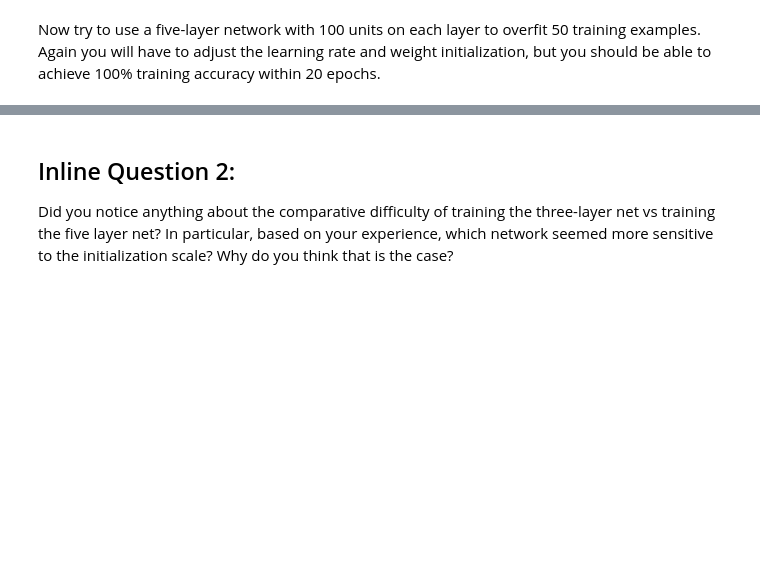
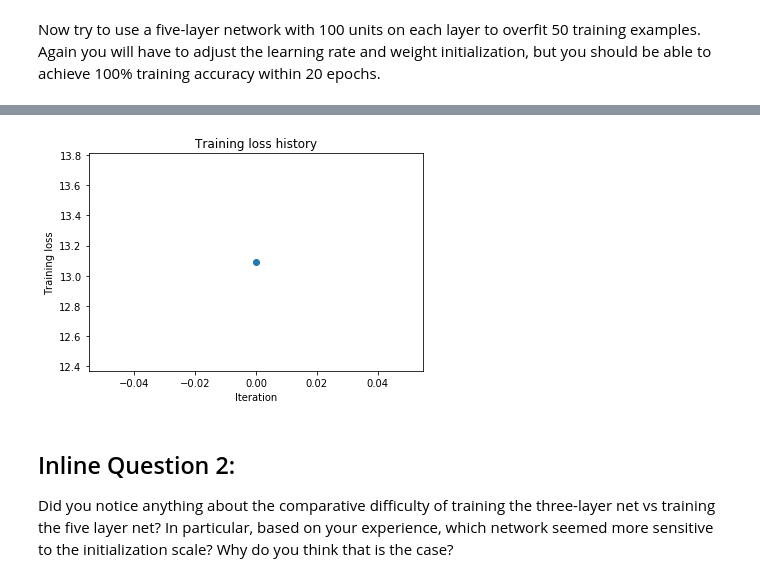
Before and after one commit to HuiChihWang/cs231n.github.io, a Jupyter notebook: assignments/2018/spring1718_assignment2_v2/FullyConnectedNets.ipynb, the cells around one changed output, grey strips where cells are left out. Saved outputs shown, nothing was run; the diff lists cells and outputs as text; code cells hidden in the pictures; blank space fills up the shorter version.

Commit message:
fully layer overfitting five layer

```diff
--- a/assignments/2018/spring1718_assignment2_v2/FullyConnectedNets.ipynb
+++ b/assignments/2018/spring1718_assignment2_v2/FullyConnectedNets.ipynb
@@ -435,21 +508,38 @@ small_data = {
   'y_val': data['y_val'],
 }
 
-learning_rate = 2e-3
-weight_scale = 1e-5
-model = FullyConnectedNet([100, 100, 100, 100],
-                weight_scale=weight_scale, dtype=np.float64)
-solver = Solver(model, small_data,
-                print_every=10, num_epochs=20, batch_size=25,
-                update_rule='sgd',
-                optim_config={
-                  'learning_rate': learning_rate,
-                }
-         )
-solver.train()
+learning_rate = 5e-3
+weight_scale = 5e-3
+best_train_acc = -1
+lr_set = np.linspace(1e-5,1e-1,num = 8)
+std_set = np.linspace(1e-5,1e-1,num = 8)
+
+lr_set = [0.1]
+std_set = [0.1]
+for learning_rate in lr_set:
+    for weight_scale in std_set:
+        model = FullyConnectedNet([100, 100, 100, 100],
+                        weight_scale=weight_scale, dtype=np.float64)
+        solver = Solver(model, small_data,
+                        print_every=10, num_epochs=20, batch_size=25,
+                        update_rule='sgd',
+                        optim_config={
+                          'learning_rate': learning_rate,
+                        }
+                 )
+        solver.train()
+        train_acc = solver.train_acc_history[-1]
+
+        if best_train_acc < train_acc:
+            best_par = (learning_rate,weight_scale)
+            best_train_acc = train_acc
+
+print('(learning_rate,weight_scale): ',(learning_rate,weight_scale))
+print('Best train acc: ',best_train_acc)
 
 plt.plot(solver.loss_history, 'o')
 plt.title('Training loss history')
 plt.xlabel('Iteration')
 plt.ylabel('Training loss')
 plt.show()
+# %% [output]
@@ -456,3 +569,4 @@ plt.show()
+[figure, added]
 # %% [markdown]
 ## Inline Question 2:
 Did you notice anything about the comparative difficulty of training the three-layer net vs training the five layer net? In particular, based on your experience, which network seemed more sensitive to the initialization scale? Why do you think that is the case?
```
Also changed, not shown: parts of 9 cells of this notebook, 1 other file.
